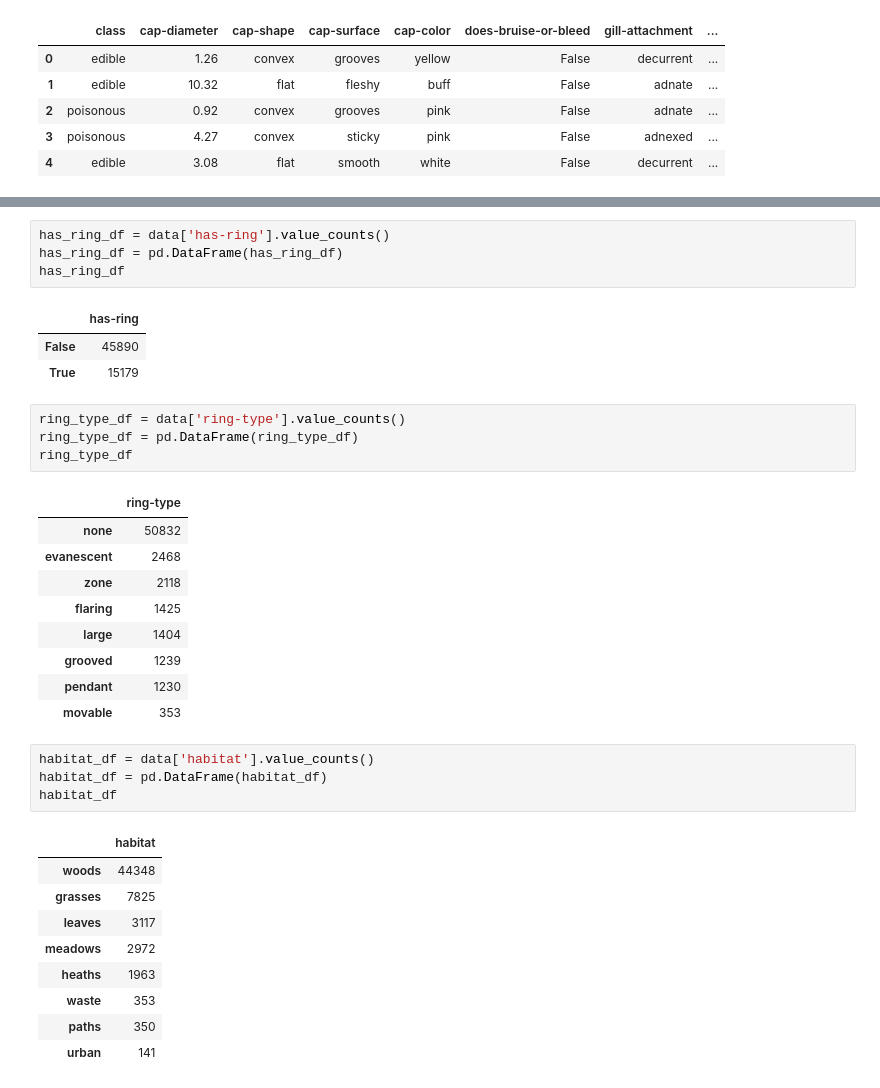
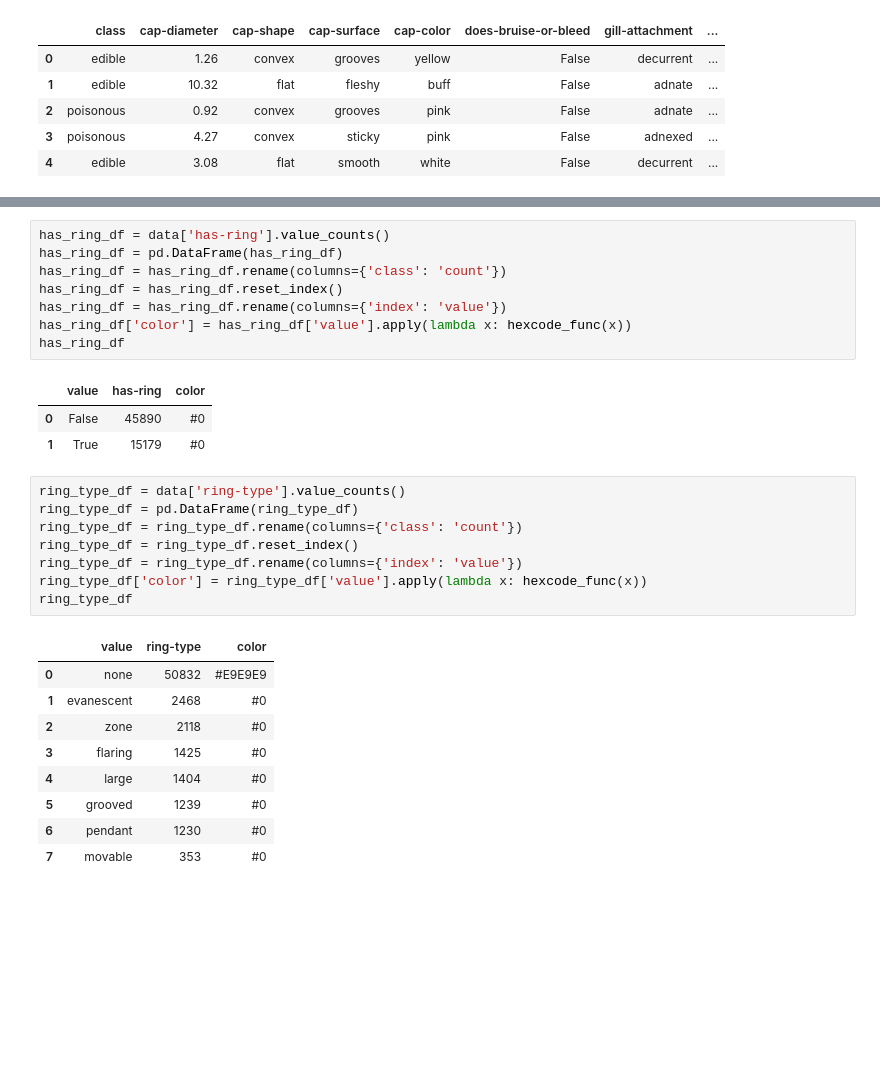
Before and after one commit to lauragabrielson/Mushroom_Classifier, a Jupyter notebook: pre_ml_analysis.ipynb, the cells around one changed output, grey strips where cells are left out. Drawn from its saved outputs; the diff is of its cells as text; blank space fills up the shorter version.

```diff
--- a/pre_ml_analysis.ipynb
+++ b/pre_ml_analysis.ipynb
@@ -167,36 +344,30 @@ stem_color_df
 # %%
 has_ring_df = data['has-ring'].value_counts()
 has_ring_df = pd.DataFrame(has_ring_df)
+has_ring_df = has_ring_df.rename(columns={'class': 'count'})
+has_ring_df = has_ring_df.reset_index()
+has_ring_df = has_ring_df.rename(columns={'index': 'value'})
+has_ring_df['color'] = has_ring_df['value'].apply(lambda x: hexcode_func(x))
 has_ring_df
 # %% [output]
-|  | has-ring |
-| False | 45890 |
-| True | 15179 |
+|  | value | has-ring | color |
+| 0 | False | 45890 | #0 |
+| 1 | True | 15179 | #0 |
 # %%
 ring_type_df = data['ring-type'].value_counts()
 ring_type_df = pd.DataFrame(ring_type_df)
+ring_type_df = ring_type_df.rename(columns={'class': 'count'})
+ring_type_df = ring_type_df.reset_index()
+ring_type_df = ring_type_df.rename(columns={'index': 'value'})
+ring_type_df['color'] = ring_type_df['value'].apply(lambda x: hexcode_func(x))
 ring_type_df
 # %% [output]
-|  | ring-type |
-| none | 50832 |
-| evanescent | 2468 |
-| zone | 2118 |
-| flaring | 1425 |
-| large | 1404 |
-| grooved | 1239 |
-| pendant | 1230 |
-| movable | 353 |
+|  | value | ring-type | color |
+| 0 | none | 50832 | #E9E9E9 |
+| 1 | evanescent | 2468 | #0 |
+| 2 | zone | 2118 | #0 |
+| 3 | flaring | 1425 | #0 |
+| 4 | large | 1404 | #0 |
+| 5 | grooved | 1239 | #0 |
+| 6 | pendant | 1230 | #0 |
+| 7 | movable | 353 | #0 |
-# %%
-habitat_df = data['habitat'].value_counts()
-habitat_df = pd.DataFrame(habitat_df)
-habitat_df
-# %% [output]
-|  | habitat |
-| woods | 44348 |
-| grasses | 7825 |
-| leaves | 3117 |
-| meadows | 2972 |
-| heaths | 1963 |
-| waste | 353 |
-| paths | 350 |
-| urban | 141 |
```
Also changed, not shown: parts of 14 cells of this notebook.
